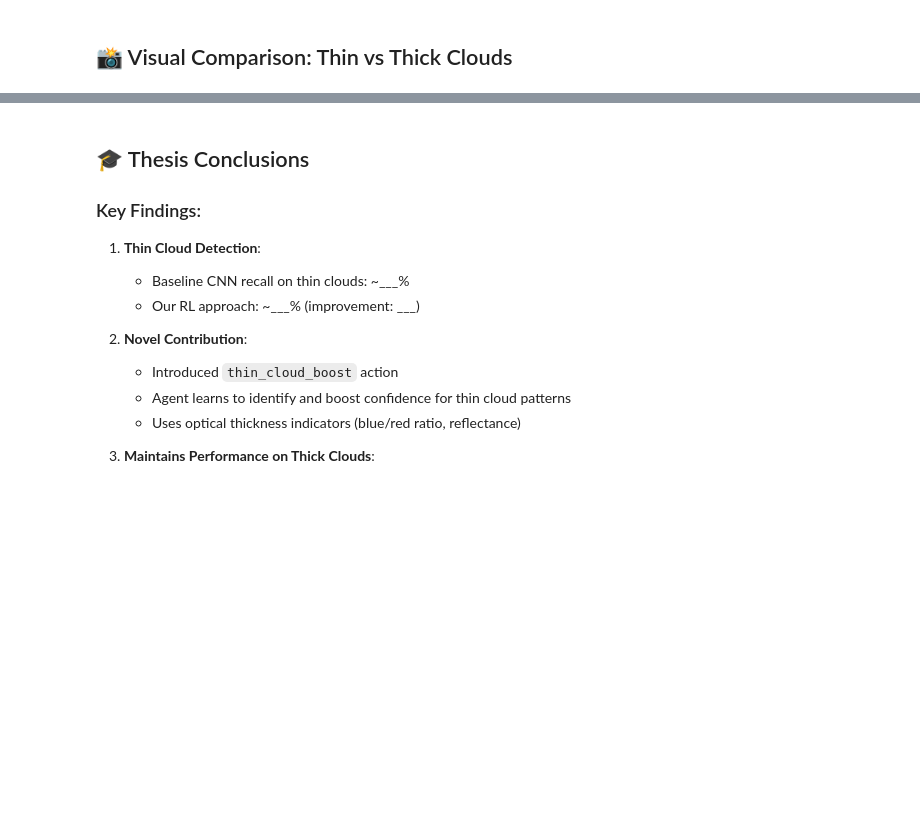
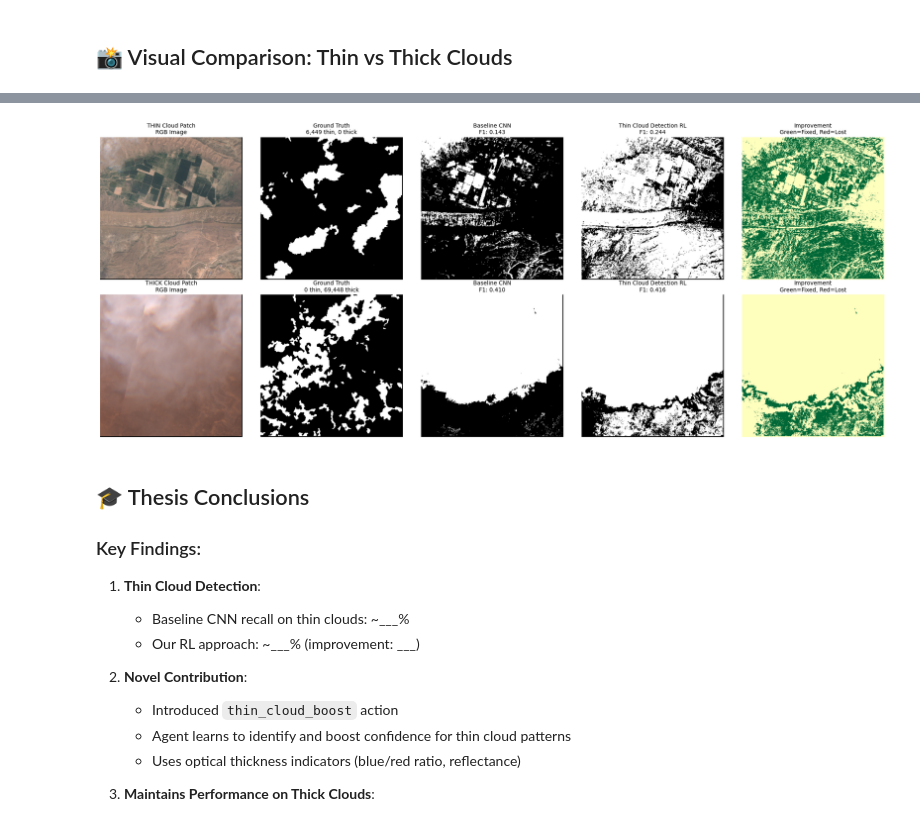
Before and after one commit to Usernamenisiya/thesis-cloud-rl, a Jupyter notebook: thin_cloud_detection.ipynb, the cells around one changed output, grey strips where cells are left out. Cells and saved outputs as stored; diff of their text form; code cells hidden in the pictures; blank space fills up the shorter version.

```diff
--- a/thin_cloud_detection.ipynb
+++ b/thin_cloud_detection.ipynb
@@ -211,0 +353,13 @@ else:
+# %%
+import numpy as np
+import rasterio
+
+# Check what values are in the ground truth masks
+print("Checking ground truth mask values...")
+for mask_path in mask_files[:5]:
+    with rasterio.open(mask_path) as src:
+        gt = src.read(1)
+    if (gt > 0).sum() > 0:
+        print(f"\n{mask_path.split('/')[-1]}:")
+        print(f"  Unique values: {np.unique(gt)}")
+        print(f"  Cloud pixels - Min: {gt[gt>0].min()}, Max: {gt[gt>0].max()}, Mean: {gt[gt>0].mean():.1f}")
@@ -212,7 +384,6 @@ else:
 # %% [markdown]
 ## 📸 Visual Comparison: Thin vs Thick Clouds
 # %%
-# Visualize thin vs thick cloud detection
 import matplotlib.pyplot as plt
 from stable_baselines3 import PPO
 from rl_multifeature_environment import MultiFeatureRefinementEnv
@@ -236,21 +407,24 @@ for idx, (img_path, mask_path) in enumerate(zip(test_images, test_masks)):
     with rasterio.open(mask_path) as src:
         gt = src.read(1)
 
-    # Calculate reflectance
+    # Calculate reflectance (already normalized to 0-1 in load_sentinel2_image)
     reflectance = (image[:, :, 1] + image[:, :, 2] + image[:, :, 3] + image[:, :, 7]) / 4.0
     cloud_mask = gt > 0
 
     if cloud_mask.sum() > 1000:  # Has clouds
         mean_reflectance = reflectance[cloud_mask].mean()
 
-        if mean_reflectance < 4000 and thin_patch_idx is None:
+        # Define criteria for thin and thick clouds for visualization
+        # Adjusted reflectance thresholds to 0-1 range
+        if mean_reflectance < 0.3 and thin_patch_idx is None: # Reflectance < 0.3 (moderate)
             thin_patch_idx = idx
-        elif mean_reflectance >= 4000 and thick_patch_idx is None:
+        elif mean_reflectance >= 0.4 and thick_patch_idx is None: # Reflectance >= 0.4 (high)
             thick_patch_idx = idx
 
     if thin_patch_idx is not None and thick_patch_idx is not None:
         break
 
+# Corrected f-string for printing selected patches
 print(f"Selected patches: Thin={thin_patch_idx}, Thick={thick_patch_idx}")
 
 # Visualize both patches
@@ -258,6 +432,11 @@ fig, axes = plt.subplots(2, 5, figsize=(20, 8))
 
 for row, patch_idx in enumerate([thin_patch_idx, thick_patch_idx]):
     if patch_idx is None:
+        # Handle case where no suitable patch was found for a category
+        print(f"Warning: No suitable {'THIN' if row == 0 else 'THICK'} cloud patch found for visualization. Skipping row.")
+        # Clear axes for this row or mark as empty
+        for col in range(5):
+            axes[row, col].set_visible(False)
         continue
 
     img_path = test_images[patch_idx]
@@ -282,16 +461,22 @@ for row, patch_idx in enumerate([thin_patch_idx, thick_patch_idx]):
         action, _ = model.predict(obs, deterministic=True)
 
         # Apply thin cloud boost
-        thin_cloud_boost = np.clip(action[1], 0.0, 0.4)
-        cnn_patch = cnn_prob[i:i+64, j:j+64].copy()
+        thin_cloud_boost_val = np.clip(action[1], 0.0, 0.4)
+        threshold_delta_val = action[0] # Get threshold delta from action
 
+        cnn_patch_probs = cnn_prob[i:i+64, j:j+64].copy()
+
+        # Use correct reflectance thresholds (0-1 range) for 'is_thin'
         is_thin = np.logical_and(
-            np.logical_and(env.normalized_reflectance[i:i+64, j:j+64] > 1000,
-                          env.normalized_reflectance[i:i+64, j:j+64] < 4000),
+            np.logical_and(env.normalized_reflectance[i:i+64, j:j+64] > 0.1, # Moderate reflectance
+                          env.normalized_reflectance[i:i+64, j:j+64] < 0.4), # Moderate reflectance
             env.blue_red_ratio[i:i+64, j:j+64] > 1.05
         )
-        cnn_patch[is_thin] += thin_cloud_boost
-        rl_pred[i:i+64, j:j+64] = (cnn_patch > 0.5).astype(np.uint8)
+        cnn_patch_probs[is_thin] += thin_cloud_boost_val
+
+        # Apply the adjusted threshold
+        effective_threshold = 0.5 + threshold_delta_val
+        rl_pred[i:i+64, j:j+64] = (cnn_patch_probs > effective_threshold).astype(np.uint8)
 
         obs, _, done, _, _ = env.step(action)
         if done:
@@ -300,24 +485,44 @@ for row, patch_idx in enumerate([thin_patch_idx, thick_patch_idx]):
     # Ground truth
     gt_binary = (ground_truth > 0).astype(np.uint8)
 
-    # Classify thin vs thick in GT
-    thin_gt = env.thin_clouds_gt
-    thick_gt = env.thick_clouds_gt
+    # Re-calculate thin/thick pixels for the *entire* ground_truth for display purposes
+    # Adjusted reflectance thresholds to 0-1 range
+    reflectance_full = (image[:, :, 1] + image[:, :, 2] + image[:, :, 3] + image[:, :, 7]) / 4.0
+    blue_full = image[:, :, 1]
+    red_full = image[:, :, 2]
+    # Handle division by zero for blue_red_ratio
+    blue_red_ratio_full = np.where(red_full != 0, blue_full / red_full, 0)
 
-    # RGB
-    rgb = image[:, :, [3, 2, 1]]
-    rgb = np.clip((rgb - np.percentile(rgb, 2)) / (np.percentile(rgb, 98) - np.percentile(rgb, 2)), 0, 1)
+    thin_clouds_gt_full_image = np.logical_and(
+        np.logical_and(reflectance_full > 0.1,
+                       reflectance_full < 0.4),
+        blue_red_ratio_full > 1.05
+    )
+    thick_clouds_gt_full_image = np.logical_and(
+        reflectance_full >= 0.4,
+        blue_red_ratio_full < 1.05 # Thick clouds usually have lower blue/red ratio
+    )
+
+    # Count thin and thick pixels based on the ground truth mask and these criteria
+    thin_gt_count = np.sum(gt_binary[thin_clouds_gt_full_image])
+    thick_gt_count = np.sum(gt_binary[thick_clouds_gt_full_image])
 
     cloud_type = "THIN" if row == 0 else "THICK"
+
+    # Load RGB image for visualization
+    rgb = image[:, :, [2, 1, 0]]  # Red, Green, Blue bands
+    # Normalize RGB for display
+    rgb = (rgb - rgb.min()) / (rgb.max() - rgb.min() + 1e-8)
 
     axes[row, 0].imshow(rgb)
     axes[row, 0].set_title(f'{cloud_type} Cloud Patch\nRGB Image', fontsize=10)
     axes[row, 0].axis('off')
 
     axes[row, 1].imshow(gt_binary, cmap='gray')
-    axes[row, 1].set_title(f'Ground Truth\n{thin_gt.sum():,} thin, {thick_gt.sum():,} thick', fontsize=10)
+    axes[row, 1].set_title(f'Ground Truth\n{thin_gt_count:,} thin, {thick_gt_count:,} thick', fontsize=10)
     axes[row, 1].axis('off')
 
+    from sklearn.metrics import f1_score # Ensure f1_score is imported here for consistency
     axes[row, 2].imshow(baseline_pred, cmap='gray')
     baseline_f1 = f1_score(gt_binary.flatten(), baseline_pred.flatten())
     axes[row, 2].set_title(f'Baseline CNN\nF1: {baseline_f1:.3f}', fontsize=10)
@@ -338,3 +543,4 @@ plt.tight_layout()
 plt.savefig('results/thin_cloud_detection_visual.png', dpi=150, bbox_inches='tight')
 print("\n✅ Visualization saved to: results/thin_cloud_detection_visual.png")
 plt.show()
+# %% [output]
@@ -341,3 +550,4 @@ plt.show()
+[figure, added]
 # %% [markdown]
 ## 🎓 Thesis Conclusions
 
```
Also changed, not shown: parts of 14 cells of this notebook.
